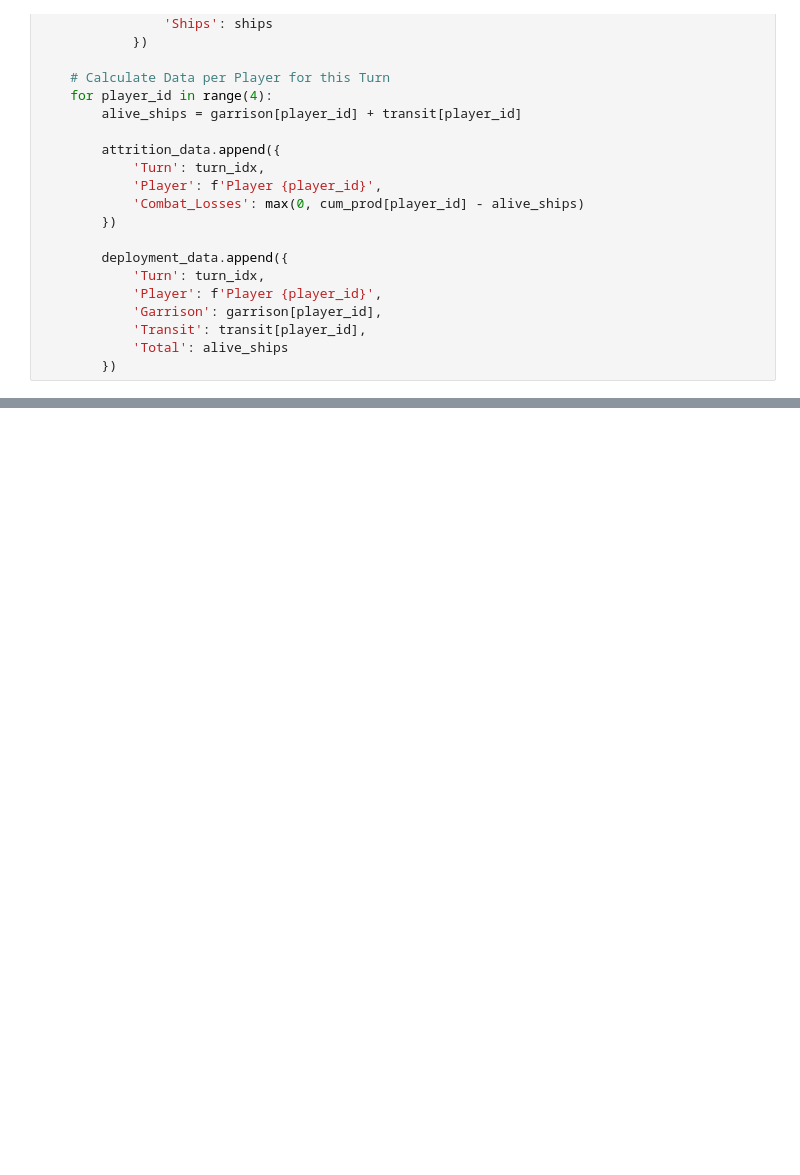
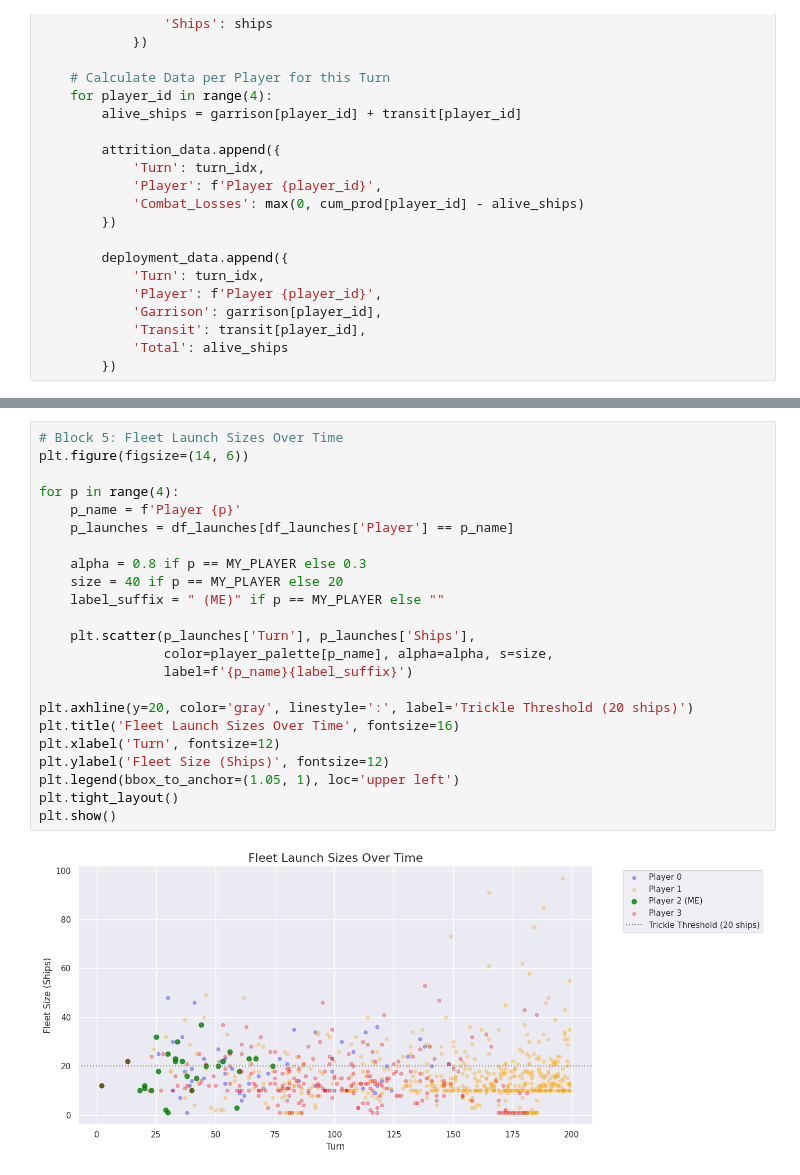
Before and after one commit to S4K50M/OrbitWars, a Jupyter notebook: eda/eda_4player.ipynb, the cells around one changed output, grey strips where cells are left out. Saved outputs shown, nothing was run; the diff lists cells and outputs as text; blank space fills up the shorter version.

```diff
--- a/eda/eda_4player.ipynb
+++ b/eda/eda_4player.ipynb
@@ -145,0 +143,25 @@ if not df_launches.empty:
+# %%
+# Block 5: Fleet Launch Sizes Over Time
+plt.figure(figsize=(14, 6))
+
+for p in range(4):
+    p_name = f'Player {p}'
+    p_launches = df_launches[df_launches['Player'] == p_name]
+
+    alpha = 0.8 if p == MY_PLAYER else 0.3
+    size = 40 if p == MY_PLAYER else 20
+    label_suffix = " (ME)" if p == MY_PLAYER else ""
+
+    plt.scatter(p_launches['Turn'], p_launches['Ships'],
+                color=player_palette[p_name], alpha=alpha, s=size,
+                label=f'{p_name}{label_suffix}')
+
+plt.axhline(y=20, color='gray', linestyle=':', label='Trickle Threshold (20 ships)')
+plt.title('Fleet Launch Sizes Over Time', fontsize=16)
+plt.xlabel('Turn', fontsize=12)
+plt.ylabel('Fleet Size (Ships)', fontsize=12)
+plt.legend(bbox_to_anchor=(1.05, 1), loc='upper left')
+plt.tight_layout()
+plt.show()
+# %% [output]
+[figure, added]
```
Also changed, not shown: parts of 11 cells of this notebook, 2 other files.
